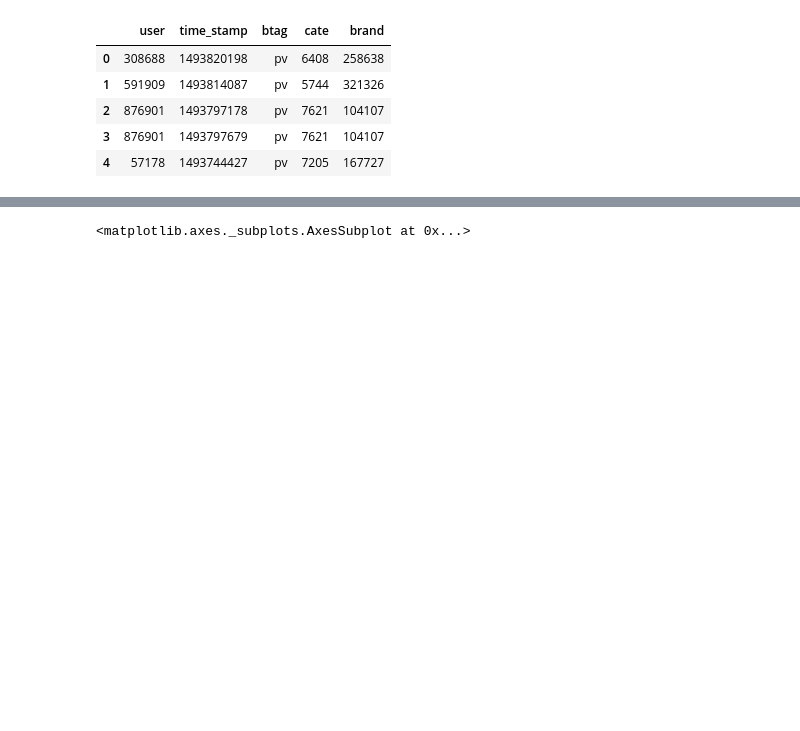
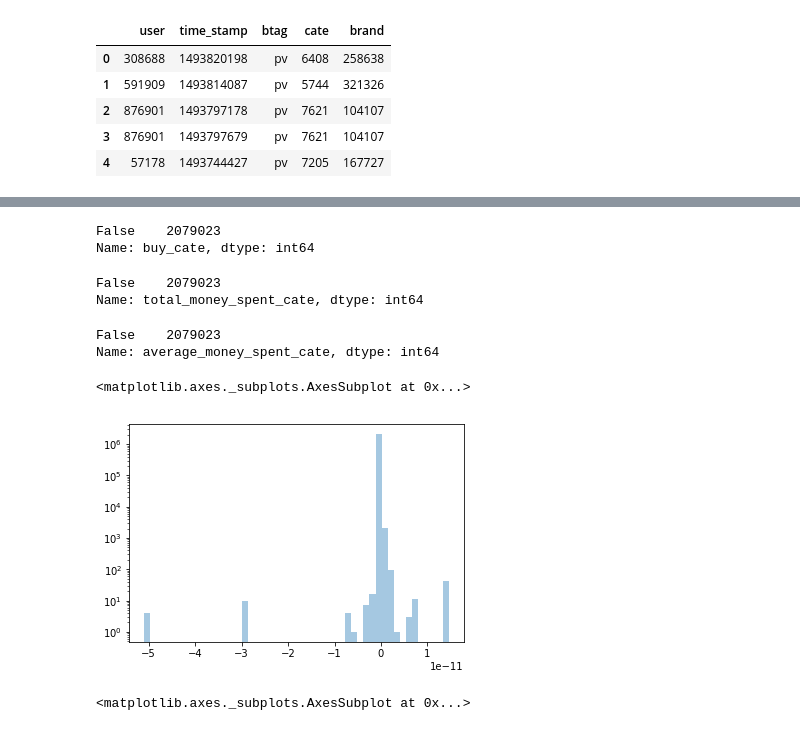
Before and after one commit to Sitorias/AdPrediction, a Jupyter notebook: Task 3 - Ad Prediction - Leo.ipynb, the cells around one changed output, grey strips where cells are left out. Drawn from its saved outputs; the diff is of its cells as text; code cells hidden in the pictures; blank space fills up the shorter version.

```diff
--- a/Task 3 - Ad Prediction - Leo.ipynb
+++ b/Task 3 - Ad Prediction - Leo.ipynb
@@ -376,15 +568,4 @@ train = pd.merge(train,total_money_spent,how="left",left_on=["user"], right_on=[
 # %%
-#total money spent in category
-total_money_spent_cate = train.groupby(["user","cate_id"])["price"].sum()
-total_money_spent_cate = total_money_spent_cate.to_frame().reset_index().rename(index=str,columns={"price":"total_money_spent_cate"})
-train = pd.merge(train,total_money_spent_cate,how="left",left_on=["user","cate_id"], right_on=["user","cate_id"])
+#average money spent per category
+average_money_spent_cate = buys.groupby(["user","cate"],as_index=False)["mean_price_category"].mean().rename(index=str,columns={"mean_price_category":"average_money_spent_cate"})
+train = pd.merge(train,average_money_spent_cate,how="left",left_on=["user","cate_id"], right_on=["user","cate"])
-# %%
-#average money spent
-total_money_spent = train.groupby(["user"])["price"].mean()
-total_money_spent = total_money_spent.to_frame().reset_index().rename(index=str,columns={"price":"mean_money_spent"})
-train = pd.merge(train,total_money_spent,how="left",left_on=["user"], right_on=["user"])
-# %%
-#average money spent in category
-total_money_spent_cate = train.groupby(["user","cate_id"])["price"].mean()
-total_money_spent_cate = total_money_spent_cate.to_frame().reset_index().rename(index=str,columns={"price":"mean_money_spent_cate"})
-train = pd.merge(train,total_money_spent_cate,how="left",left_on=["user","cate_id"], right_on=["user","cate_id"])
@@ -407,3 +600,28 @@ sns.distplot(diff_ad_price_to_mean_money_spent_cate,hist_kws={'log':True},kde=Fa
+# %%
+np.isnan(train.buy_cate).value_counts()
+# %% [output]
+False    2079023
+Name: buy_cate, dtype: int64
+# %%
+np.isnan(train.total_money_spent_cate).value_counts()
+# %% [output]
+False    2079023
+Name: total_money_spent_cate, dtype: int64
+# %%
+train.average_money_spent_cate = train.average_money_spent_cate.fillna(0)
+# %%
+np.isnan(train.average_money_spent_cate).value_counts()
+# %% [output]
+False    2079023
+Name: average_money_spent_cate, dtype: int64
+# %%
+#to assess again if the feature makes sense, we can compare the total_money_spent_cate with average_money_spent_cate*buys in cate.
+#they should be quite similar
+diff = train.total_money_spent_cate - train.average_money_spent_cate*train.buy_cate
+sns.distplot(diff,hist_kws={"log":True},kde=False)
+# %% [output]
+<matplotlib.axes._subplots.AxesSubplot at 0x...>
+[figure, added]
 # %%
 #how many entries does a user have in the trainset
 sns.distplot(train.user.value_counts(),hist_kws={"log":True},kde=False)
```
Also changed, not shown: parts of 104 cells of this notebook.
